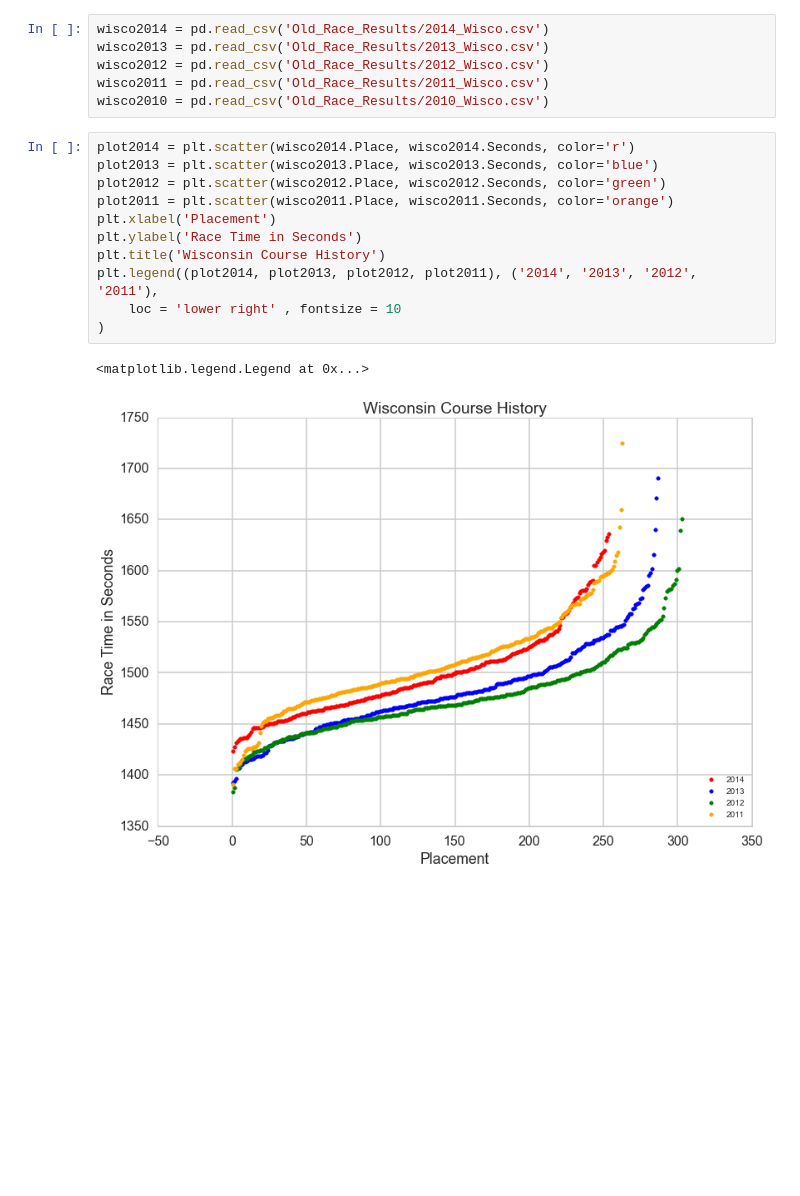
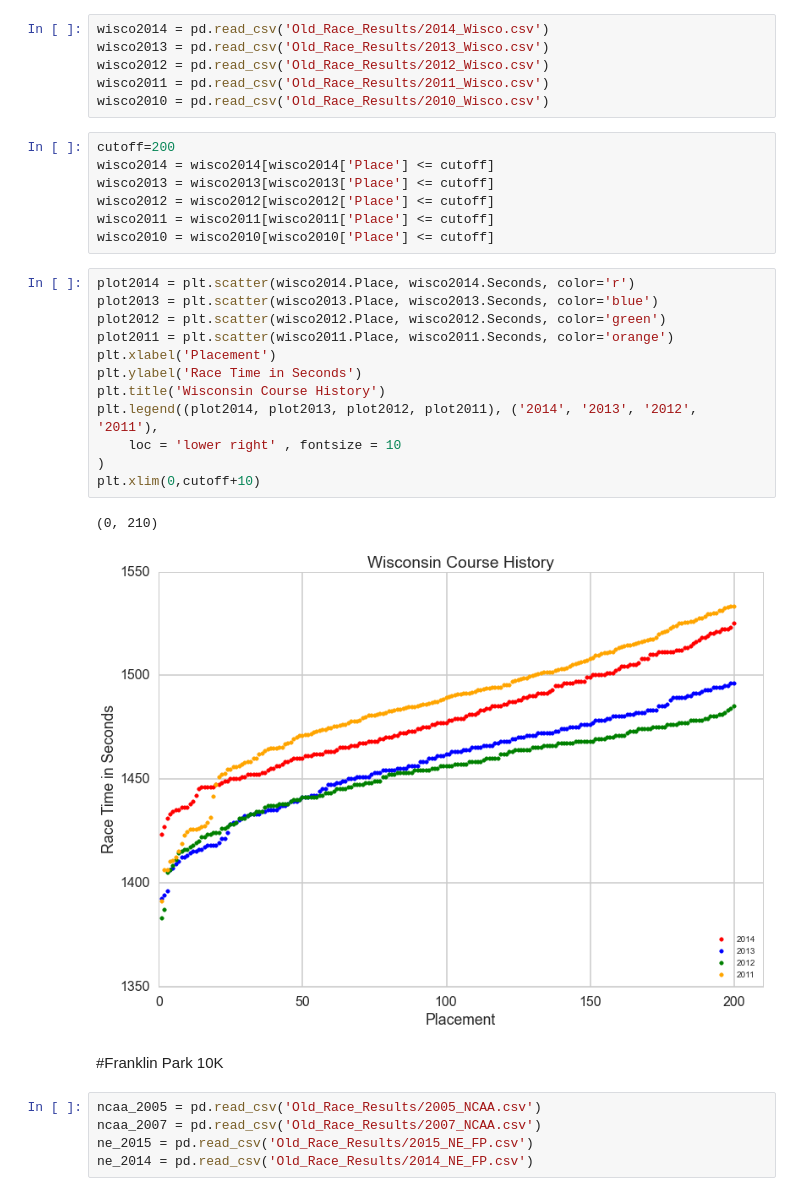
Before and after one commit to callen13/Senior_Thesis, a Jupyter notebook: race_score_calculations.ipynb, the cells around one changed output. Cells and saved outputs as stored; diff of their text form; blank space fills up the shorter version.

Commit message:
Added more plots

```diff
--- a/race_score_calculations.ipynb
+++ b/race_score_calculations.ipynb
@@ -73,17 +78,32 @@ wisco2013 = pd.read_csv('Old_Race_Results/2013_Wisco.csv')
 wisco2012 = pd.read_csv('Old_Race_Results/2012_Wisco.csv')
 wisco2011 = pd.read_csv('Old_Race_Results/2011_Wisco.csv')
 wisco2010 = pd.read_csv('Old_Race_Results/2010_Wisco.csv')
+# %%
+cutoff=200
+wisco2014 = wisco2014[wisco2014['Place'] <= cutoff]
+wisco2013 = wisco2013[wisco2013['Place'] <= cutoff]
+wisco2012 = wisco2012[wisco2012['Place'] <= cutoff]
+wisco2011 = wisco2011[wisco2011['Place'] <= cutoff]
+wisco2010 = wisco2010[wisco2010['Place'] <= cutoff]
 # %%
 plot2014 = plt.scatter(wisco2014.Place, wisco2014.Seconds, color='r')
 plot2013 = plt.scatter(wisco2013.Place, wisco2013.Seconds, color='blue')
 plot2012 = plt.scatter(wisco2012.Place, wisco2012.Seconds, color='green')
 plot2011 = plt.scatter(wisco2011.Place, wisco2011.Seconds, color='orange')
 plt.xlabel('Placement')
 plt.ylabel('Race Time in Seconds')
 plt.title('Wisconsin Course History')
 plt.legend((plot2014, plot2013, plot2012, plot2011), ('2014', '2013', '2012', '2011'),
     loc = 'lower right' , fontsize = 10
 )
+plt.xlim(0,cutoff+10)
 # %% [output]
-<matplotlib.legend.Legend at 0x...>
+(0, 210)
-[figure, old version]
+[figure, new version]
+# %% [markdown]
+#Franklin Park 10K
+# %%
+ncaa_2005 = pd.read_csv('Old_Race_Results/2005_NCAA.csv')
+ncaa_2007 = pd.read_csv('Old_Race_Results/2007_NCAA.csv')
+ne_2015 = pd.read_csv('Old_Race_Results/2015_NE_FP.csv')
+ne_2014 = pd.read_csv('Old_Race_Results/2014_NE_FP.csv')
```
Also changed, not shown: parts of 12 cells of this notebook.
